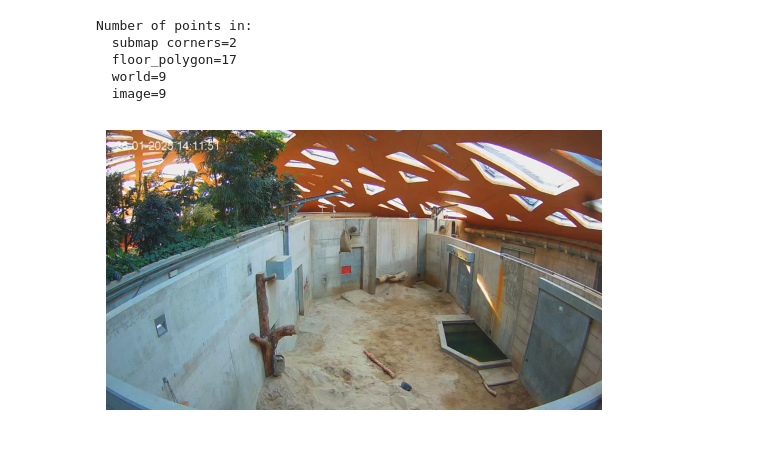
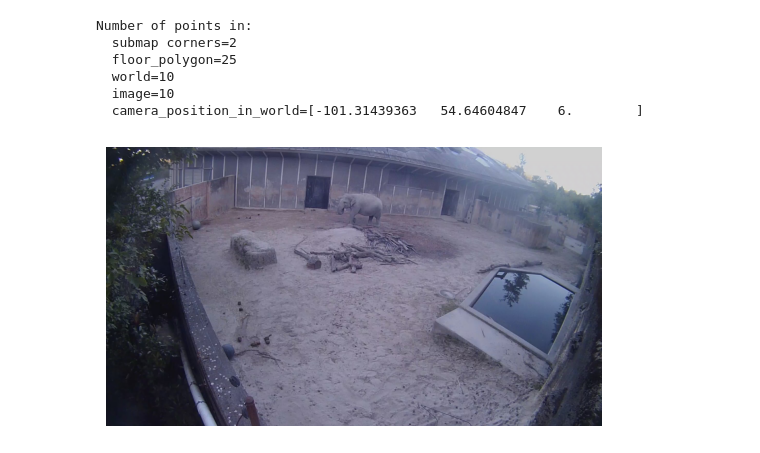
Before and after one commit to plumonito/zoo_vision, a Jupyter notebook: scripts/calibration/camera_calib_2d.ipynb, the cells around one changed output. Drawn from its saved outputs; the diff is of its cells as text; code cells hidden in the pictures.

```diff
--- a/scripts/calibration/camera_calib_2d.ipynb
+++ b/scripts/calibration/camera_calib_2d.ipynb
@@ -54,38 +35,51 @@ constraints_data
 # %%
 #######################################
 # This is the camera we are calibrating
-# camera_name = "Kamera 01"
-camera_name = "ZAG-ELP-CAM-017"
+camera_name = "Kamera 01"
+# camera_name = "ZAG-ELP-CAM-017"
 ########################################
 
-submap_corners_in_map = np.array(constraints_data["submap_corners"].get(camera_name, None))
-floor_polygon_in_camera = np.array(constraints_data["floor_polygons"].get(camera_name, None))
+import yaml
 
-camera_constraints = constraints_data["floor_constraints"].get(camera_name, None)
-constraint_points_in_world = np.array(camera_constraints["world"] if camera_constraints else None)
-constraint_points_in_image = np.array(camera_constraints["image"] if camera_constraints else None)
+with Path("camera_constraints.yaml").open() as f:
+    constraints_data = yaml.safe_load(f)
+
+camera_constraints = constraints_data.get(camera_name, None)
+if camera_constraints is None:
+    raise RuntimeError(
+        f"Camera {camera_name} has no constraints, run the selec_camera_constraints script first"
+    )
+submap_corners_in_map = np.array(camera_constraints["submap_corners_in_map"])
+floor_polygon_in_camera = np.array(camera_constraints["floor_polygon"])
+constraint_points_in_world = np.array(camera_constraints["floor_matches"]["world"])
+constraint_points_in_image = np.array(
+    camera_constraints["floor_matches"]["image"] if camera_constraints else None
+)
+camera_position_in_world = np.array(camera_constraints["camera_position_in_world"])
 
 print(f"Number of points in:")
 print(f"  submap corners={submap_corners_in_map.shape[0]}")
 print(f"  floor_polygon={floor_polygon_in_camera.shape[0]}")
 print(f"  world={constraint_points_in_world.shape[0]}")
 print(f"  image={constraint_points_in_image.shape[0]}")
+print(f"  camera_position_in_world={camera_position_in_world}")
 
 files = list(DATA_ROOT.glob(f"cameras/{camera_name}/*.jpg"))
-assert len(files)>0, "No image files found in camera dir. Need a sample image."
+assert len(files) > 0, "No image files found in camera dir. Need a sample image."
 image_filename = files[0].relative_to(DATA_ROOT)
 
 im_camera = imread_rgb(DATA_ROOT / image_filename)
 height, width, _ = im_camera.shape
 plt.imshow(im_camera)
 plt.gca().set_axis_off()
 # %% [output]
 Number of points in:
   submap corners=2
-  floor_polygon=17
-  world=9
-  image=9
+  floor_polygon=25
+  world=10
+  image=10
+  camera_position_in_world=[-101.31439363   54.64604847    6.        ]
-[figure, old version]
+[figure, new version]
 # %%
 ######################################
 # Show submap
```
Also changed, not shown: parts of 11 cells of this notebook, 4 other files.
